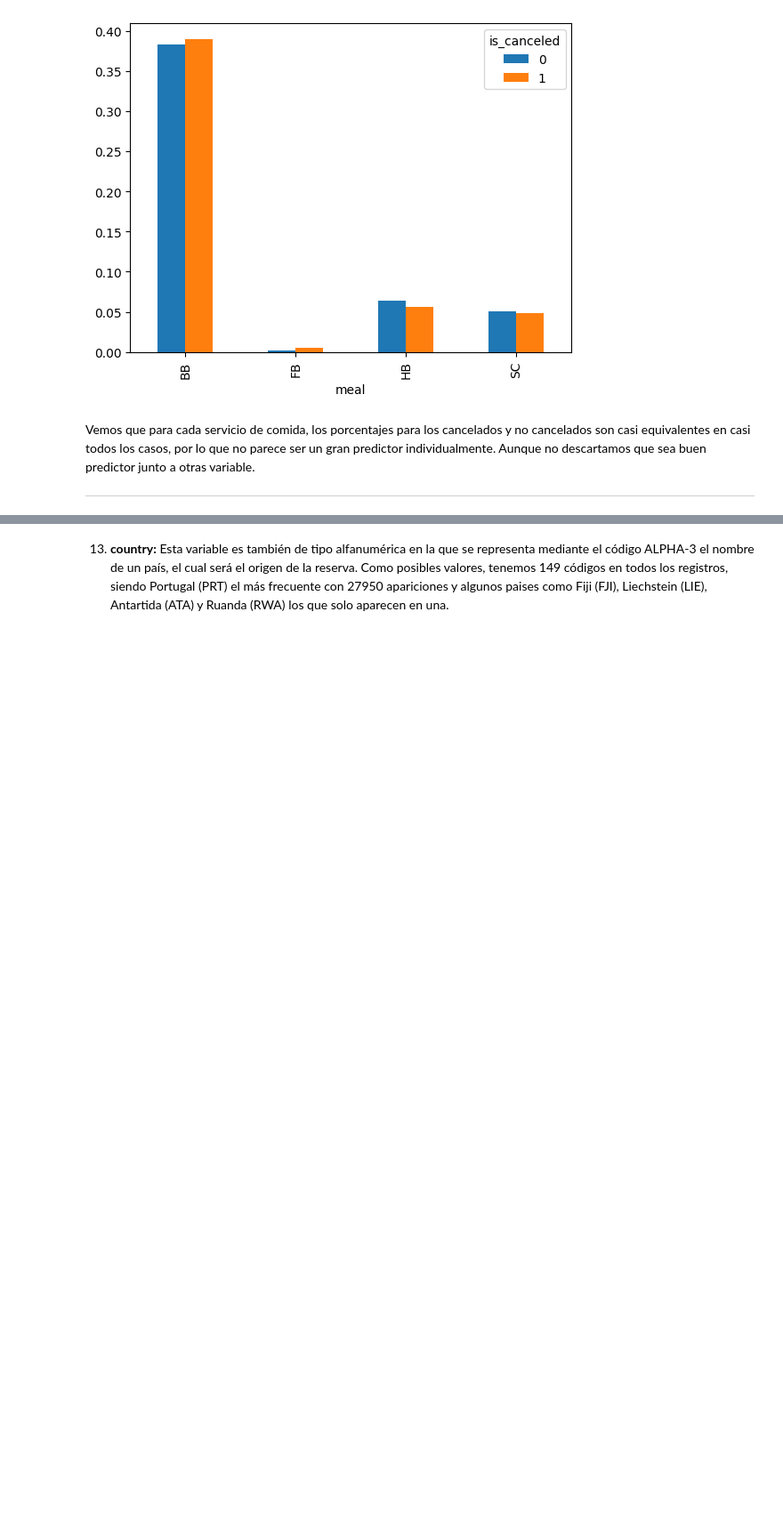
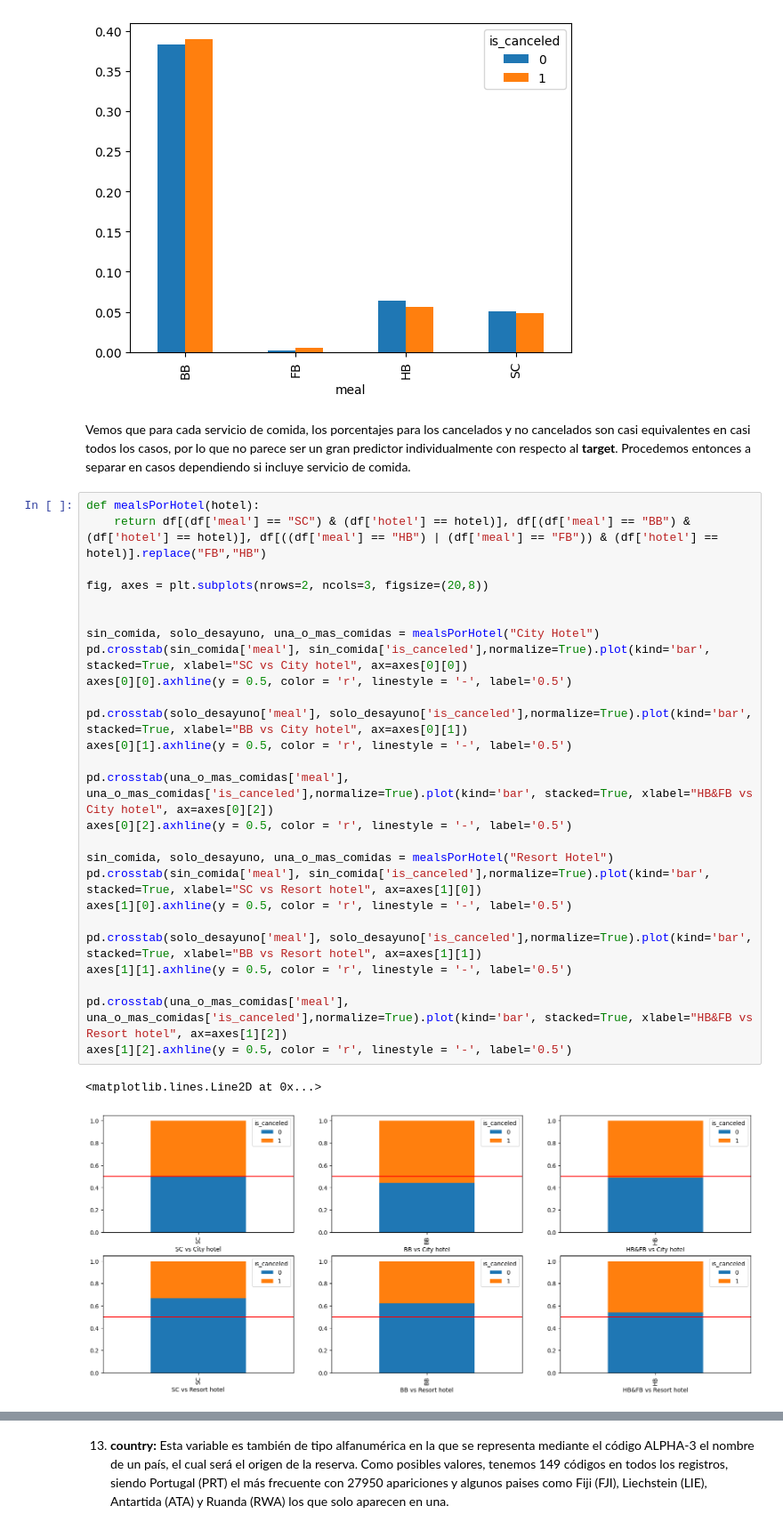
Before and after one commit to LuchoLorenzo1/7506R-1C2023-GRUPO19, a Jupyter notebook: checkpoint1/7506R_TP1_GRUPO19_CH1_ENTREGA.ipynb, the cells around one changed output, grey strips where cells are left out. Shown at 89% size. Cells and saved outputs as stored; diff of their text form; blank space fills up the shorter version.

Commit message:
analisis de meals por hotel

```diff
--- a/checkpoint1/7506R_TP1_GRUPO19_CH1_ENTREGA.ipynb
+++ b/checkpoint1/7506R_TP1_GRUPO19_CH1_ENTREGA.ipynb
@@ -315,5 +315,33 @@ pd.crosstab(df['meal'], df['is_canceled'], normalize=True).plot(kind='bar')
 <Axes: xlabel='meal'>
 [figure]
 # %% [markdown]
-Vemos que para cada servicio de comida, los porcentajes para los cancelados y no cancelados son casi equivalentes en casi todos los casos, por lo que no parece ser un gran predictor individualmente. Aunque no descartamos que sea buen predictor junto a otras variable.
-***
+Vemos que para cada servicio de comida, los porcentajes para los cancelados y no cancelados son casi equivalentes en casi todos los casos, por lo que no parece ser un gran predictor individualmente con respecto al **target**. Procedemos entonces a separar en casos dependiendo si incluye servicio de comida.
+# %%
+def mealsPorHotel(hotel):
+    return df[(df['meal'] == "SC") & (df['hotel'] == hotel)], df[(df['meal'] == "BB") & (df['hotel'] == hotel)], df[((df['meal'] == "HB") | (df['meal'] == "FB")) & (df['hotel'] == hotel)].replace("FB","HB")
+
+fig, axes = plt.subplots(nrows=2, ncols=3, figsize=(20,8))
+
+
+sin_comida, solo_desayuno, una_o_mas_comidas = mealsPorHotel("City Hotel")
+pd.crosstab(sin_comida['meal'], sin_comida['is_canceled'],normalize=True).plot(kind='bar', stacked=True, xlabel="SC vs City hotel", ax=axes[0][0])
+axes[0][0].axhline(y = 0.5, color = 'r', linestyle = '-', label='0.5')
+
+pd.crosstab(solo_desayuno['meal'], solo_desayuno['is_canceled'],normalize=True).plot(kind='bar', stacked=True, xlabel="BB vs City hotel", ax=axes[0][1])
+axes[0][1].axhline(y = 0.5, color = 'r', linestyle = '-', label='0.5')
+
+pd.crosstab(una_o_mas_comidas['meal'], una_o_mas_comidas['is_canceled'],normalize=True).plot(kind='bar', stacked=True, xlabel="HB&FB vs City hotel", ax=axes[0][2])
+axes[0][2].axhline(y = 0.5, color = 'r', linestyle = '-', label='0.5')
+
+sin_comida, solo_desayuno, una_o_mas_comidas = mealsPorHotel("Resort Hotel")
+pd.crosstab(sin_comida['meal'], sin_comida['is_canceled'],normalize=True).plot(kind='bar', stacked=True, xlabel="SC vs Resort hotel", ax=axes[1][0])
+axes[1][0].axhline(y = 0.5, color = 'r', linestyle = '-', label='0.5')
+
+pd.crosstab(solo_desayuno['meal'], solo_desayuno['is_canceled'],normalize=True).plot(kind='bar', stacked=True, xlabel="BB vs Resort hotel", ax=axes[1][1])
+axes[1][1].axhline(y = 0.5, color = 'r', linestyle = '-', label='0.5')
+
+pd.crosstab(una_o_mas_comidas['meal'], una_o_mas_comidas['is_canceled'],normalize=True).plot(kind='bar', stacked=True, xlabel="HB&FB vs Resort hotel", ax=axes[1][2])
+axes[1][2].axhline(y = 0.5, color = 'r', linestyle = '-', label='0.5')
+# %% [output]
+<matplotlib.lines.Line2D at 0x...>
+[figure, added]
```
Also changed, not shown: parts of 8 cells of this notebook.
